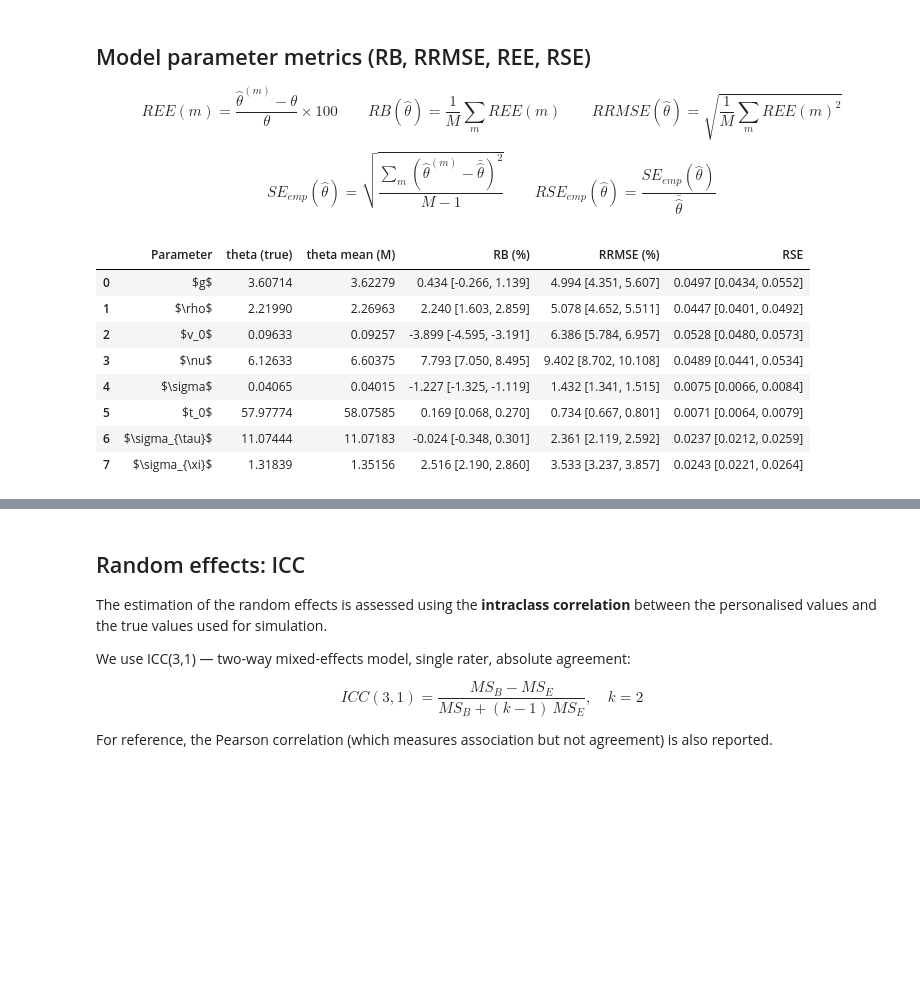
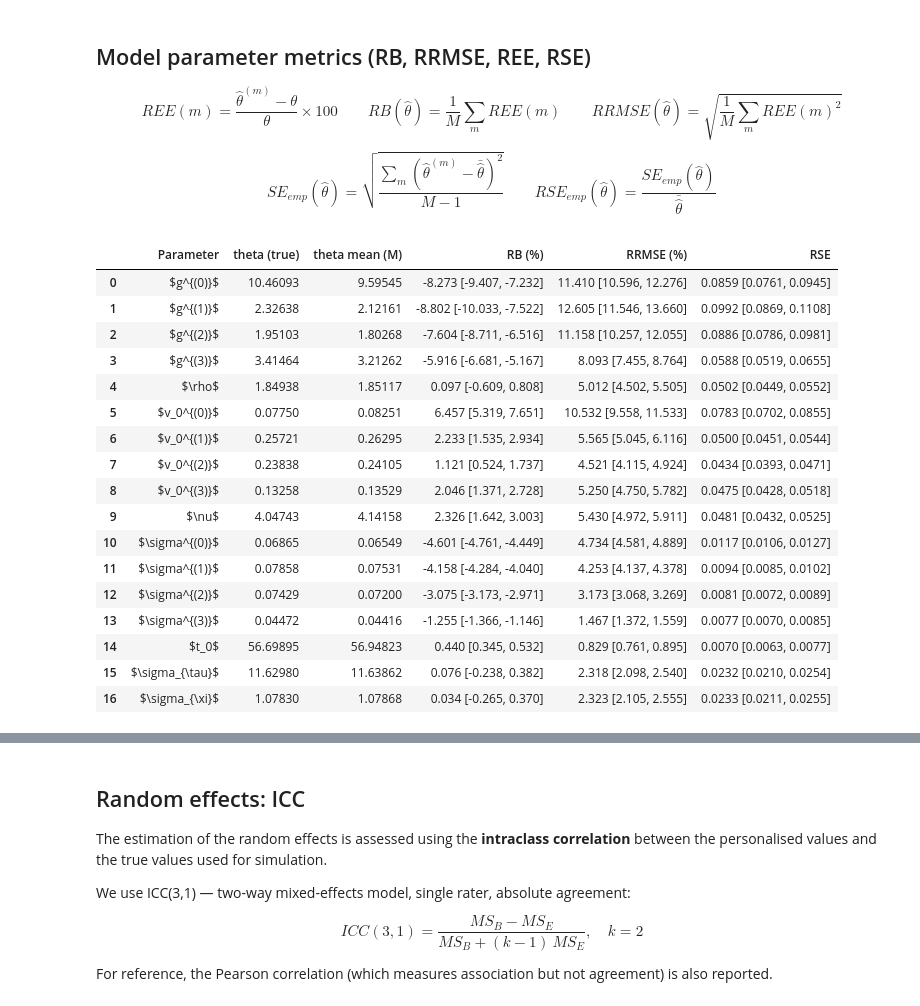
Before and after one commit to JeanJNMV/leaspy-JointSimulation, a Jupyter notebook: notebooks/3. Paper's Pipeline.ipynb, the cells around one changed output, grey strips where cells are left out. Cells and saved outputs as stored; diff of their text form; code cells hidden in the pictures; blank space fills up the shorter version.

```diff
--- a/notebooks/3. Paper's Pipeline.ipynb
+++ b/notebooks/3. Paper's Pipeline.ipynb
@@ -43,11 +43,11 @@ visit_params = {
 # WARNING: these parameters are not based on real data, but typically overestimate the number of visits
 # per patient to get more data points, which lead to less iterations needed to get stable results.
 # %%
-REF_MODEL_PATH = os.path.join("..", "models", "PROACT_univariate.json")
+REF_MODEL_PATH = os.path.join("..", "models", "PROACT_multivariate.json")
 ref_model = JointModel.load(REF_MODEL_PATH)
 
 FEATURES  = ref_model.features
-SAVE_PATH = os.path.join("..", "output", "PROACT_univariate_N=1000_M=200_Niter=70000_Nperso=5000.pkl")
+SAVE_PATH = os.path.join("..", "tmp", "PROACT_multivariate_N=1000_M=200_Niter=70000_Nperso=5000.pkl")
 
 # Extract observation model configuration from reference model
 obs_model_y = ref_model.obs_models[0]
@@ -290,8 +292,8 @@ def component_label(base_label, idx, size):
     if size == 1:
         return base_label
     if isinstance(base_label, str) and base_label.startswith("$") and base_label.endswith("$"):
-        return f"{base_label[:-1]}^{{({idx + 1})}}$"
-    return f"{base_label} ({idx + 1})"
+        return f"{base_label[:-1]}^{{({idx})}}$"
+    return f"{base_label} ({idx})"
 
 
 # betas_mean and zeta_mean are rotationally non-identifiable - skip entirely.
@@ -349,41 +351,50 @@ for param_name, theta_true_arr in theta_true.items():
             ree_groups.setdefault(param_name, {})[plot_label] = ree_for_plot
 
     else:
         label_base = PARAM_LABELS.get(param_name, param_name)
 
         for j, t in enumerate(theta_true_flat):
             t = float(t)
             if abs(t) < 1e-10:
                 continue
 
             hat_vec = hats_mat[:, j]
             table_label = component_label(label_base, j, len(theta_true_flat))
             plot_label  = table_label
             mets = compute_metrics(t, hat_vec)
 
             summary_rows.append({
                 "Parameter":       table_label,
                 "theta (true)":    round(t, 5),
                 "theta mean (M)":  round(float(hat_vec.mean()), 5),
                 "RB (%)":          f"{mets['RB']:.3f} [{mets['RB_lo']:.3f}, {mets['RB_hi']:.3f}]",
                 "RRMSE (%)":       f"{mets['RRMSE']:.3f} [{mets['RRMSE_lo']:.3f}, {mets['RRMSE_hi']:.3f}]",
                 "RSE":             f"{mets['RSE']:.4f} [{mets['RSE_lo']:.4f}, {mets['RSE_hi']:.4f}]",
             })
             ree_dict[plot_label] = mets["REE"]
             ree_groups.setdefault(param_name, {})[plot_label] = mets["REE"]
 
 df_metrics = pd.DataFrame(summary_rows)
 display(df_metrics)
 # %% [output]
 |  | Parameter | theta (true) | theta mean (M) | RB (%) | RRMSE (%) | RSE |
-| 0 | $g$ | 3.60714 | 3.62279 | 0.434 [-0.266, 1.139] | 4.994 [4.351, 5.607] | 0.0497 [0.0434, 0.0552] |
-| 1 | $\rho$ | 2.21990 | 2.26963 | 2.240 [1.603, 2.859] | 5.078 [4.652, 5.511] | 0.0447 [0.0401, 0.0492] |
-| 2 | $v_0$ | 0.09633 | 0.09257 | -3.899 [-4.595, -3.191] | 6.386 [5.784, 6.957] | 0.0528 [0.0480, 0.0573] |
-| 3 | $\nu$ | 6.12633 | 6.60375 | 7.793 [7.050, 8.495] | 9.402 [8.702, 10.108] | 0.0489 [0.0441, 0.0534] |
-| 4 | $\sigma$ | 0.04065 | 0.04015 | -1.227 [-1.325, -1.119] | 1.432 [1.341, 1.515] | 0.0075 [0.0066, 0.0084] |
-| 5 | $t_0$ | 57.97774 | 58.07585 | 0.169 [0.068, 0.270] | 0.734 [0.667, 0.801] | 0.0071 [0.0064, 0.0079] |
-| 6 | $\sigma_{\tau}$ | 11.07444 | 11.07183 | -0.024 [-0.348, 0.301] | 2.361 [2.119, 2.592] | 0.0237 [0.0212, 0.0259] |
-| 7 | $\sigma_{\xi}$ | 1.31839 | 1.35156 | 2.516 [2.190, 2.860] | 3.533 [3.237, 3.857] | 0.0243 [0.0221, 0.0264] |
+| 0 | $g^{(0)}$ | 10.46093 | 9.59545 | -8.273 [-9.407, -7.232] | 11.410 [10.596, 12.276] | 0.0859 [0.0761, 0.0945] |
+| 1 | $g^{(1)}$ | 2.32638 | 2.12161 | -8.802 [-10.033, -7.522] | 12.605 [11.546, 13.660] | 0.0992 [0.0869, 0.1108] |
+| 2 | $g^{(2)}$ | 1.95103 | 1.80268 | -7.604 [-8.711, -6.516] | 11.158 [10.257, 12.055] | 0.0886 [0.0786, 0.0981] |
+| 3 | $g^{(3)}$ | 3.41464 | 3.21262 | -5.916 [-6.681, -5.167] | 8.093 [7.455, 8.764] | 0.0588 [0.0519, 0.0655] |
+| 4 | $\rho$ | 1.84938 | 1.85117 | 0.097 [-0.609, 0.808] | 5.012 [4.502, 5.505] | 0.0502 [0.0449, 0.0552] |
+| 5 | $v_0^{(0)}$ | 0.07750 | 0.08251 | 6.457 [5.319, 7.651] | 10.532 [9.558, 11.533] | 0.0783 [0.0702, 0.0855] |
+| 6 | $v_0^{(1)}$ | 0.25721 | 0.26295 | 2.233 [1.535, 2.934] | 5.565 [5.045, 6.116] | 0.0500 [0.0451, 0.0544] |
+| 7 | $v_0^{(2)}$ | 0.23838 | 0.24105 | 1.121 [0.524, 1.737] | 4.521 [4.115, 4.924] | 0.0434 [0.0393, 0.0471] |
+| 8 | $v_0^{(3)}$ | 0.13258 | 0.13529 | 2.046 [1.371, 2.728] | 5.250 [4.750, 5.782] | 0.0475 [0.0428, 0.0518] |
+| 9 | $\nu$ | 4.04743 | 4.14158 | 2.326 [1.642, 3.003] | 5.430 [4.972, 5.911] | 0.0481 [0.0432, 0.0525] |
+| 10 | $\sigma^{(0)}$ | 0.06865 | 0.06549 | -4.601 [-4.761, -4.449] | 4.734 [4.581, 4.889] | 0.0117 [0.0106, 0.0127] |
+| 11 | $\sigma^{(1)}$ | 0.07858 | 0.07531 | -4.158 [-4.284, -4.040] | 4.253 [4.137, 4.378] | 0.0094 [0.0085, 0.0102] |
+| 12 | $\sigma^{(2)}$ | 0.07429 | 0.07200 | -3.075 [-3.173, -2.971] | 3.173 [3.068, 3.269] | 0.0081 [0.0072, 0.0089] |
+| 13 | $\sigma^{(3)}$ | 0.04472 | 0.04416 | -1.255 [-1.366, -1.146] | 1.467 [1.372, 1.559] | 0.0077 [0.0070, 0.0085] |
+| 14 | $t_0$ | 56.69895 | 56.94823 | 0.440 [0.345, 0.532] | 0.829 [0.761, 0.895] | 0.0070 [0.0063, 0.0077] |
+| 15 | $\sigma_{\tau}$ | 11.62980 | 11.63862 | 0.076 [-0.238, 0.382] | 2.318 [2.098, 2.540] | 0.0232 [0.0210, 0.0254] |
+| 16 | $\sigma_{\xi}$ | 1.07830 | 1.07868 | 0.034 [-0.265, 0.370] | 2.323 [2.105, 2.555] | 0.0233 [0.0211, 0.0255] |
 # %%
 def sanitize_plot_label(label):
     if not isinstance(label, str):
```
Also changed, not shown: parts of 5 cells of this notebook, 1 other file.
